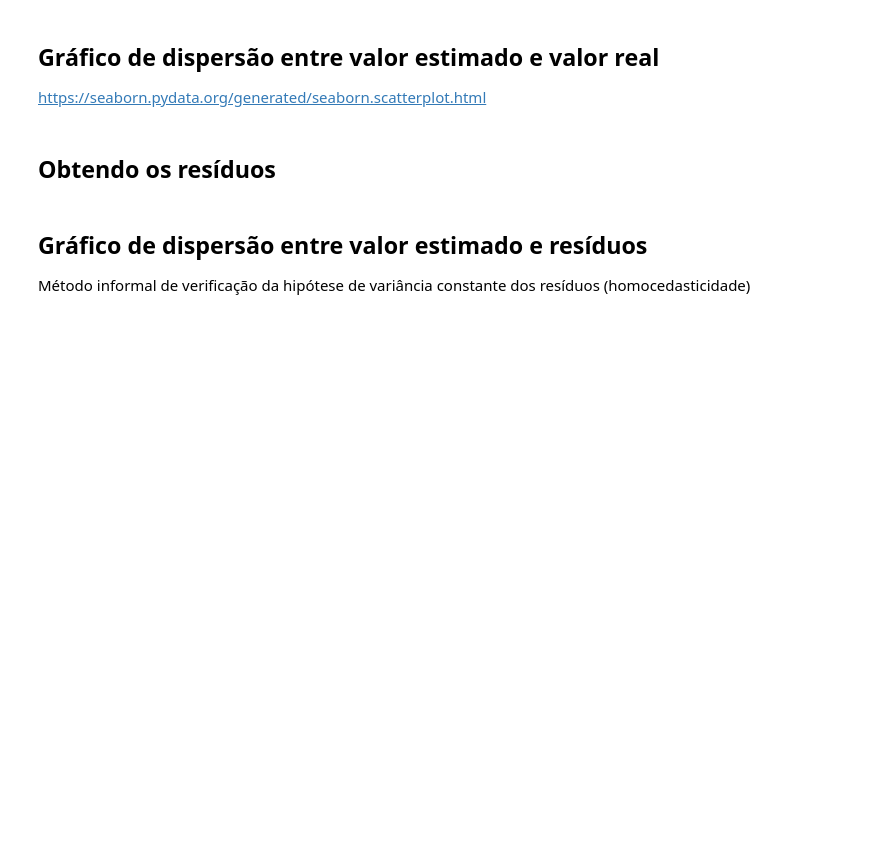
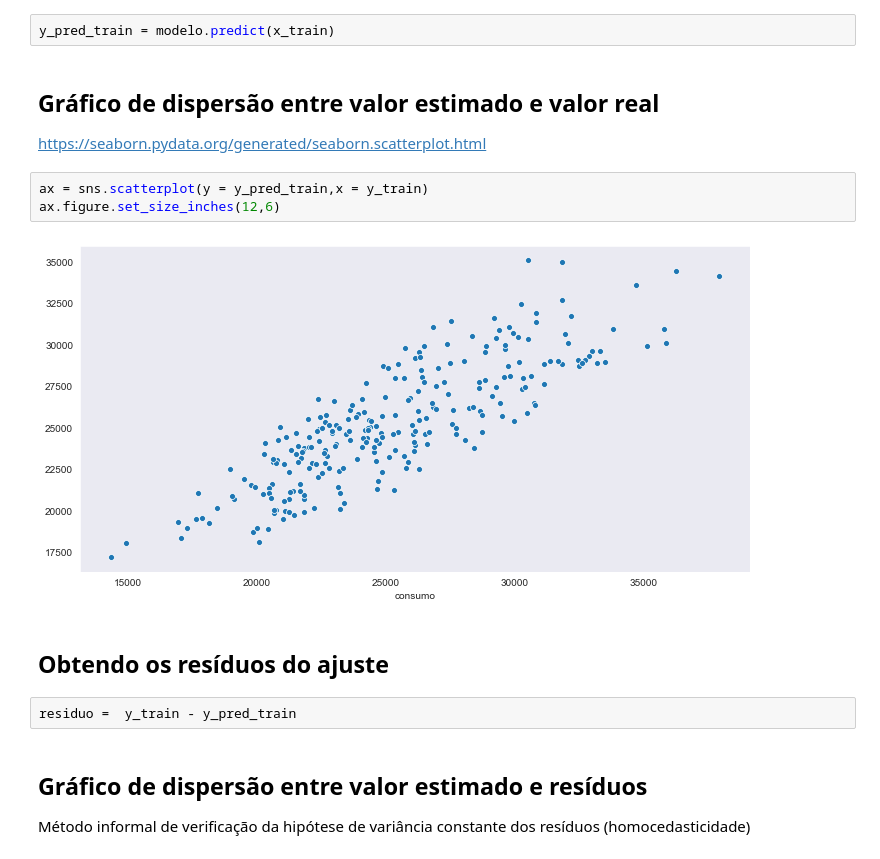
Before and after one commit to Thiagodcfarias/Projetos-Data-Science, a Jupyter notebook: Regression/Alura-beer-consumption/model.ipynb, the cells around one changed output. Drawn from its saved outputs; the diff is of its cells as text; blank space fills up the shorter version.

```diff
--- a/Regression/Alura-beer-consumption/model.ipynb
+++ b/Regression/Alura-beer-consumption/model.ipynb
@@ -479,12 +477,21 @@ pd.DataFrame(data = np.append(modelo.intercept_,modelo.coef_),index = index, col
 <hr style='border: 2px solid red;'>
 # %% [markdown]
 ## Gerando as previsões do modelo para os dados de TREINO
+# %%
+y_pred_train = modelo.predict(x_train)
 # %% [markdown]
 ## Gráfico de dispersão entre valor estimado e valor real
 
 https://seaborn.pydata.org/generated/seaborn.scatterplot.html
+# %%
+ax = sns.scatterplot(y = y_pred_train,x = y_train)
+ax.figure.set_size_inches(12,6)
+# %% [output]
+[figure, added]
 # %% [markdown]
-## Obtendo os resíduos
+## Obtendo os resíduos do ajuste
+# %%
+residuo =  y_train - y_pred_train
 # %% [markdown]
 ## Gráfico de dispersão entre valor estimado e resíduos
 
```
Also changed, not shown: parts of 33 cells of this notebook.
